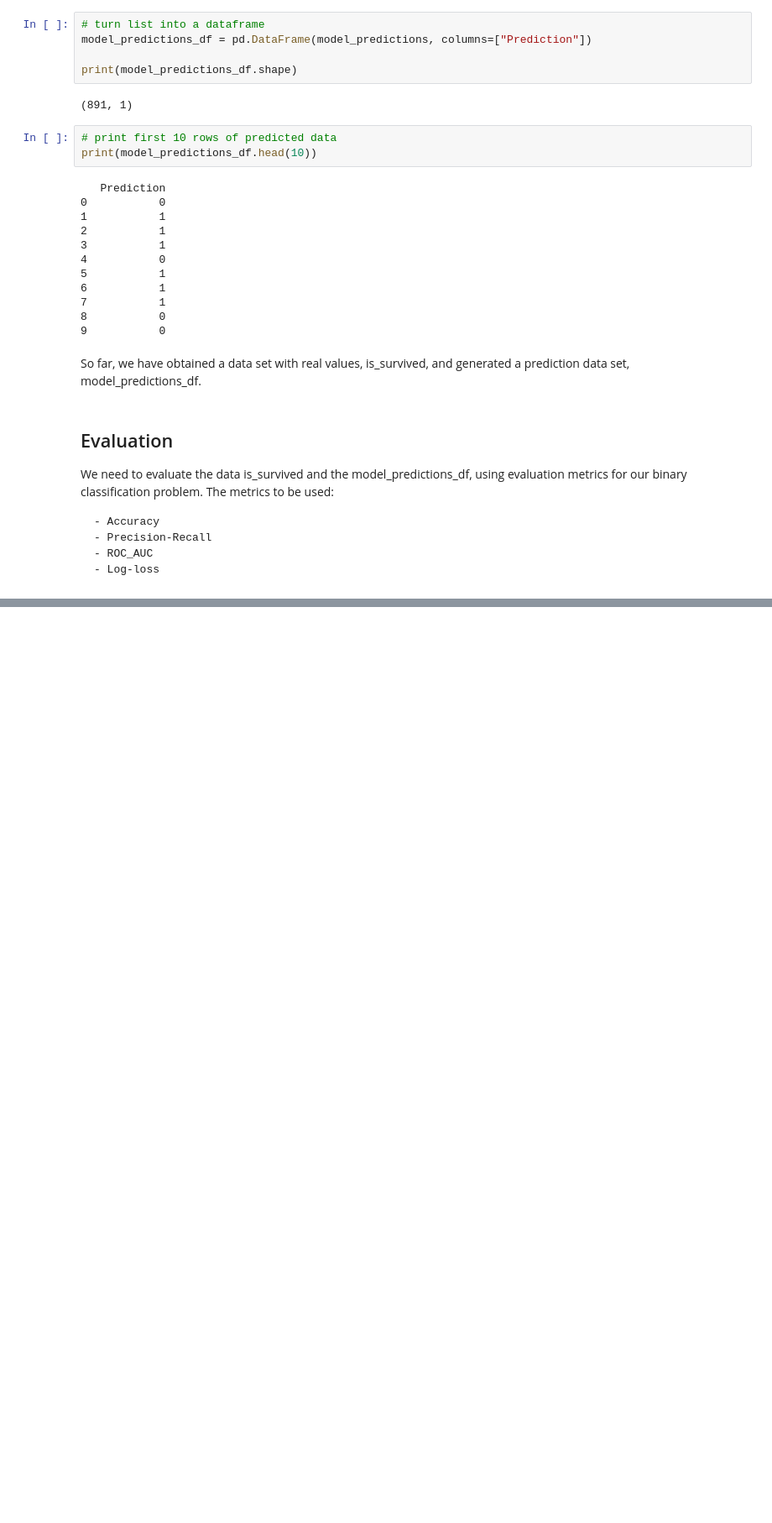
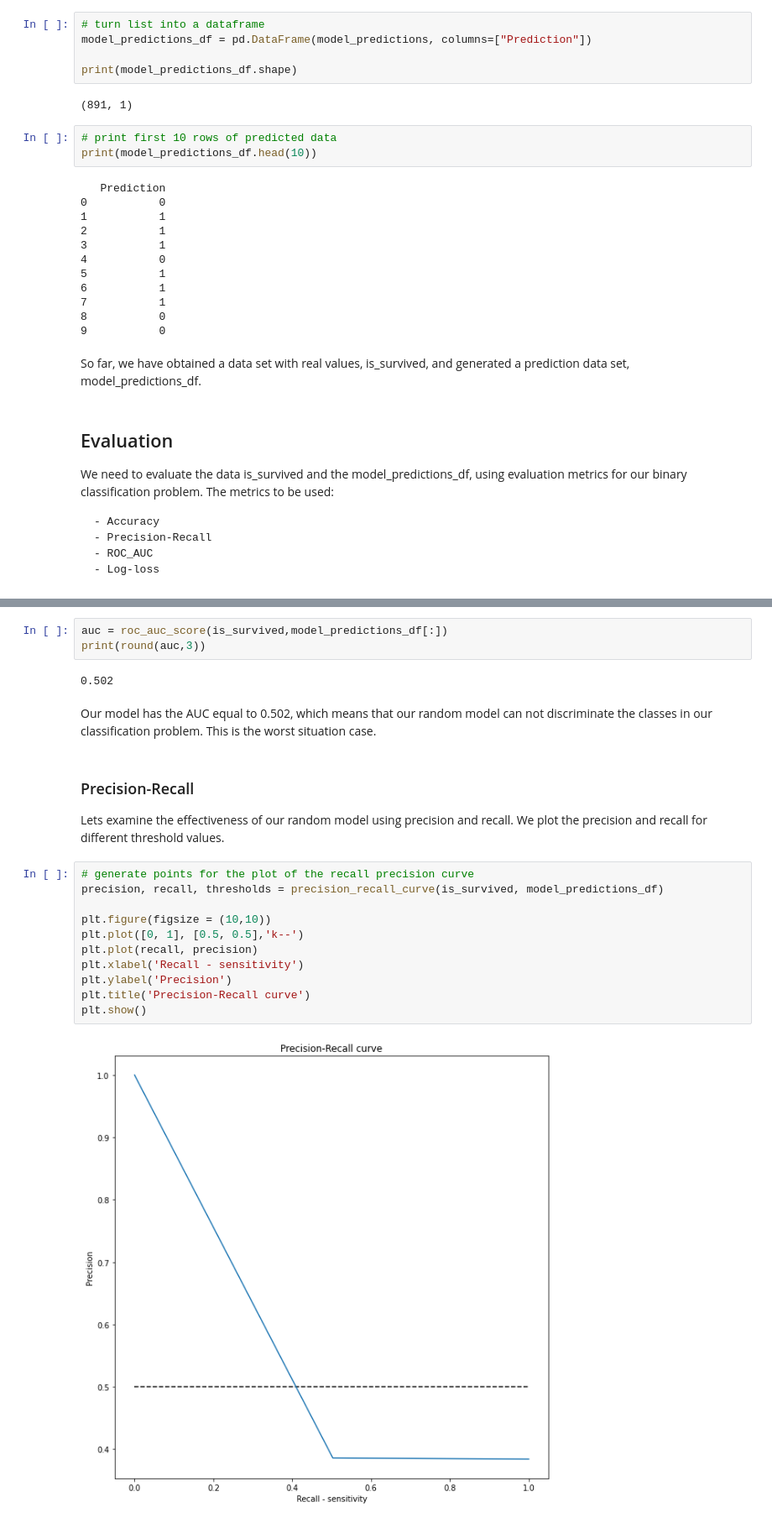
Before and after one commit to lucisaldanha/quiz1_csci-6364, a Jupyter notebook: quiz1.b.ipynb, the cells around one changed output, grey strips where cells are left out. Shown at 84% size. Drawn from its saved outputs; the diff is of its cells as text; blank space fills up the shorter version.

```diff
--- a/quiz1.b.ipynb
+++ b/quiz1.b.ipynb
@@ -173,0 +201,24 @@ Specificity value for our model: 0.5009107468123861.
+# %%
+auc = roc_auc_score(is_survived,model_predictions_df[:])
+print(round(auc,3))
+# %% [output]
+0.502
+# %% [markdown]
+
+Our model has the AUC equal to 0.502, which means that our random model can not discriminate the classes in our classification problem. This is the worst situation case.
+# %% [markdown]
+### Precision-Recall
+Lets examine the effectiveness of our random model using precision and recall. We plot the precision and recall for different threshold values.
+# %%
+# generate points for the plot of the recall precision curve
+precision, recall, thresholds = precision_recall_curve(is_survived, model_predictions_df)
+
+plt.figure(figsize = (10,10))
+plt.plot([0, 1], [0.5, 0.5],'k--')
+plt.plot(recall, precision)
+plt.xlabel('Recall - sensitivity')
+plt.ylabel('Precision')
+plt.title('Precision-Recall curve')
+plt.show()
+# %% [output]
+[figure, added]
```
Also changed, not shown: parts of 23 cells of this notebook.
